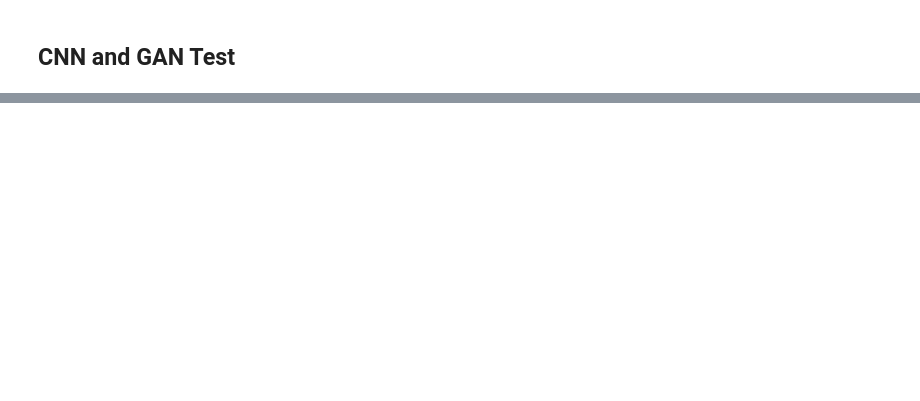
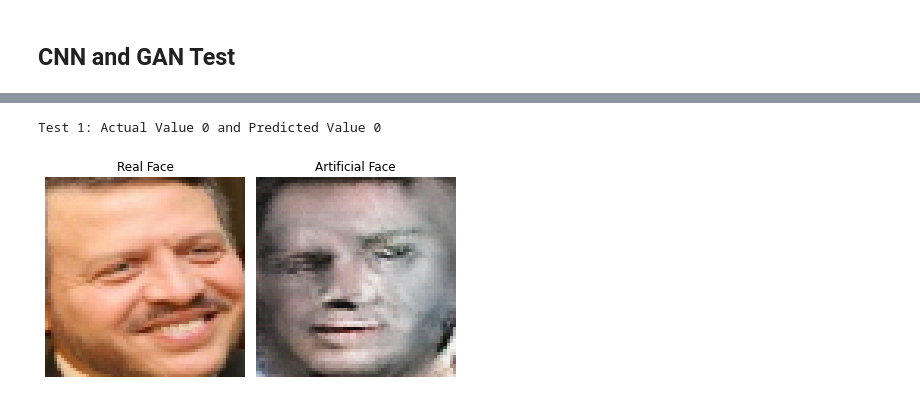
Before and after one commit to BenGriffith/data-science, a Jupyter notebook: capstone/final/generative-adversarial-network.ipynb, the cells around one changed output, grey strips where cells are left out. Cells and saved outputs as stored; diff of their text form; code cells hidden in the pictures; blank space fills up the shorter version.

```diff
--- a/capstone/final/generative-adversarial-network.ipynb
+++ b/capstone/final/generative-adversarial-network.ipynb
@@ -904,0 +951,15 @@ Predicted Value: 1
+# %%
+fig, (ax1, ax2) = plt.subplots(1, 2)
+
+print('Test {}: Actual Value {} and Predicted Value {}'.format(str(1), plot_information[3][0], plot_information[3][1]))
+ax1.imshow((plot_information[3][2] + 255).astype(np.uint8))
+ax1.set_title('Real Face')
+ax1.axis('off')
+ax2.imshow((plot_information[3][3] * 127.5 + 127.5).astype(np.uint8))
+ax2.set_title('Artificial Face')
+ax2.axis('off')
+
+plt.tight_layout()
+# %% [output]
+Test 1: Actual Value 0 and Predicted Value 0
+[figure, added]
```
Also changed, not shown: parts of 17 cells of this notebook.
